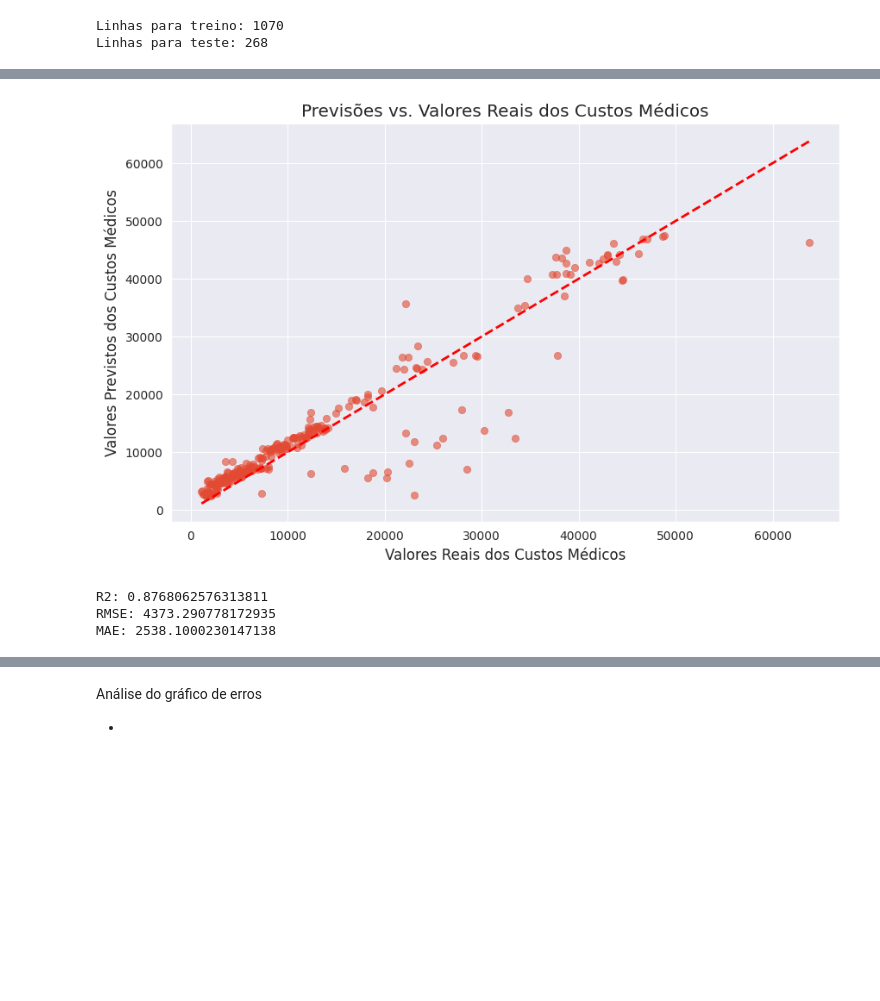
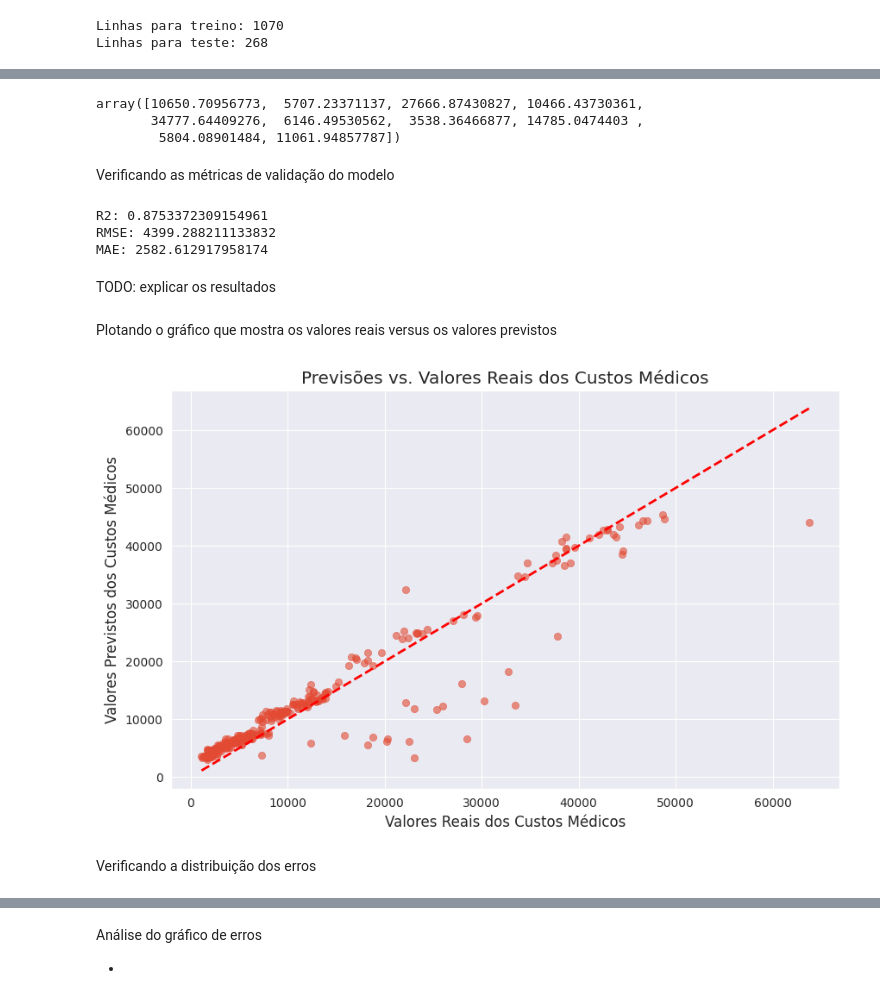
Before and after one commit to willsilvano/tech-challenges-post-tech-fiap, a Jupyter notebook: fase-01/tech-challenge-01.ipynb, the cells around one changed output, grey strips where cells are left out. Drawn from its saved outputs; the diff is of its cells as text; code cells hidden in the pictures; blank space fills up the shorter version.

```diff
--- a/fase-01/tech-challenge-01.ipynb
+++ b/fase-01/tech-challenge-01.ipynb
@@ -564,16 +571,3 @@ print(f"Linhas para teste: {len(X_test)}")
 # %% [output]
 Linhas para treino: 1070
 Linhas para teste: 268
-# %%
-# Aplica o escalonamento dos dados
-std_scaler = StandardScaler()
-std_scaler.fit(X_train)
-X_train_std = std_scaler.transform(X_train)
-X_test_std = std_scaler.transform(X_test)
-
-# Treinamento e prevendo os dados com base nas variáveis padronizadas
-best_model = RandomForestRegressor(max_depth=5)
-best_model.fit(X_train_std, y_train)
-
-y_pred_std = best_model.predict(X_test_std)
-r2_score(y_test, y_pred_std)
@@ -581,0 +576,7 @@ r2_score(y_test, y_pred_std)
+# %%
+# TODO: criar um pipeline que tranforme os dados categoriais em numéricos
+
+pipeline = Pipeline([
+    ('scaler', StandardScaler()),
+    ('rf', RandomForestRegressor(max_depth=5, max_features=5, min_samples_leaf=2, min_samples_split=5, random_state=42))
+])
@@ -582,26 +595,43 @@ r2_score(y_test, y_pred_std)
+# %%
+y_pred = pipeline.predict(X_test)
+
+# Lista as primeiras 10 linhas
+y_pred[:10]
+# %% [output]
+array([10650.70956773,  5707.23371137, 27666.87430827, 10466.43730361,
+       34777.64409276,  6146.49530562,  3538.36466877, 14785.0474403 ,
+        5804.08901484, 11061.94857787])
+# %% [markdown]
+Verificando as métricas de validação do modelo
+# %%
+r2 = r2_score(y_test, y_pred)
+rmse = root_mean_squared_error(y_test, y_pred)
+mae = mean_absolute_error(y_test, y_pred)
+
+print (f'R2: {r2}')
+print (f'RMSE: {rmse}')
+print (f'MAE: {mae}')
+# %% [output]
+R2: 0.8753372309154961
+RMSE: 4399.288211133832
+MAE: 2582.612917958174
+# %% [markdown]
+TODO: explicar os resultados
+# %% [markdown]
+Plotando o gráfico que mostra os valores reais versus os valores previstos
 # %%
 def plot_real_vs_pred(y_test, y_pred):
     plt.figure(figsize=(10, 6))
     plt.scatter(y_test, y_pred, alpha=0.6)
     plt.plot([y_test.min(), y_test.max()], [y_test.min(), y_test.max()], 'r--', lw=2)
     plt.xlabel('Valores Reais dos Custos Médicos')
     plt.ylabel('Valores Previstos dos Custos Médicos')
     plt.title('Previsões vs. Valores Reais dos Custos Médicos')
     plt.show()
 
-plot_real_vs_pred(y_test, y_pred_std)
+plot_real_vs_pred(y_test, y_pred)
 # %% [output]
-[figure, old version]
+[figure, new version]
-# %%
-r2 = r2_score(y_test, y_pred_std)
-rmse = root_mean_squared_error(y_test, y_pred_std)
-mae = mean_absolute_error(y_test, y_pred_std)
-
-print (f'R2: {r2}')
-print (f'RMSE: {rmse}')
-print (f'MAE: {mae}')
-# %% [output]
-R2: 0.8768062576313811
-RMSE: 4373.290778172935
-MAE: 2538.1000230147138
+# %% [markdown]
+Verificando a distribuição dos erros
 # %%
```
Also changed, not shown: parts of 15 cells of this notebook, 1 other file.
